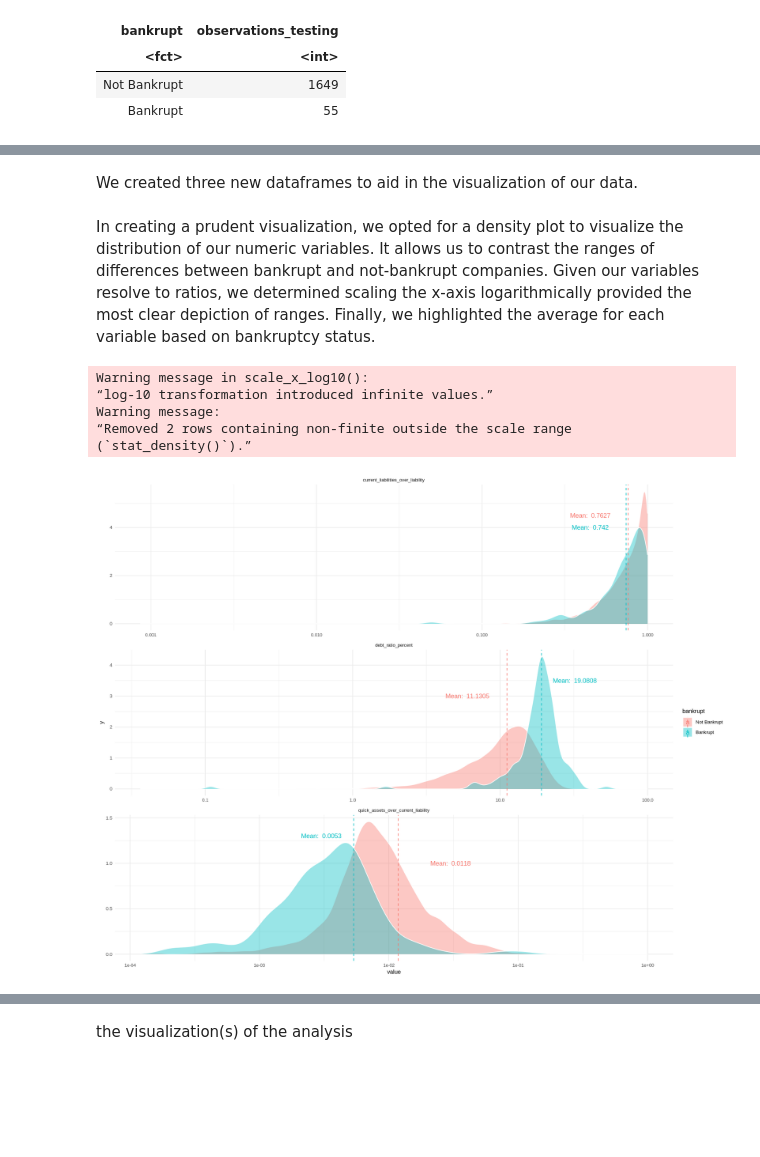
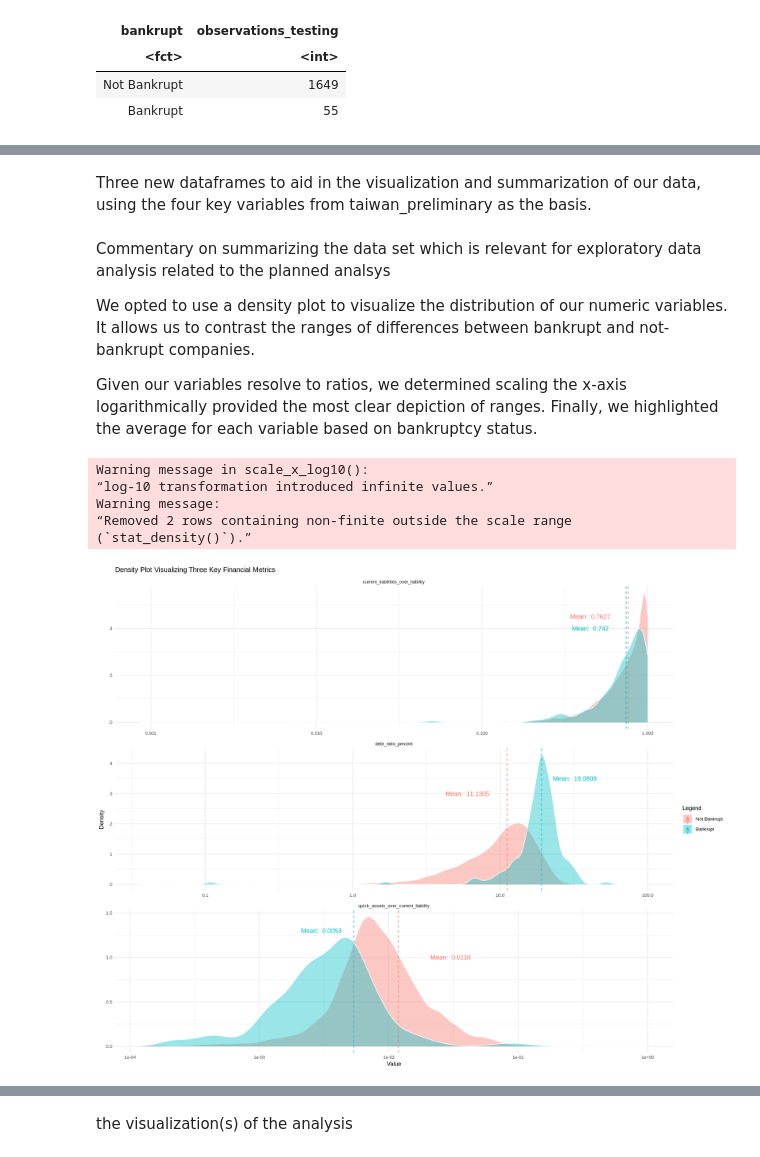
Before and after one commit to Yuxuantls/Dsci_100_group_32, a Jupyter notebook: Group 32 - Project Report.ipynb, the cells around one changed output, grey strips where cells are left out. Saved outputs shown, nothing was run; the diff lists cells and outputs as text; code cells hidden in the pictures; blank space fills up the shorter version.

```diff
--- a/Group 32 - Project Report.ipynb
+++ b/Group 32 - Project Report.ipynb
@@ -193,0 +163,5 @@ A tibble: 6816 × 4
+# %%
+# Removing the three specified variables to preserver integrity
+taiwan_integrity <- taiwan_preliminary |>
+               select(-current_liability_to_liability, -current_liabilities_over_equity, -equity_to_liability)
+taiwan_integrity
@@ -193,0 +183,6 @@ A tibble: 6816 × 4
+# %%
+# Spot check quick_assets_over_quick_Liability and make integrity adjustments
+head(arrange(taiwan_integrity, -quick_assets_over_current_liability), n = 6)
+
+taiwan_tidy <- taiwan_integrity |>
+                filter(quick_assets_over_current_liability <= 1)
@@ -232,0 +240,4 @@ A tibble: 2 × 2
+# %%
+taiwan_preliminary <- taiwan_initial_training |>
+                select(bankrupt, debt_ratio_percent, quick_assets_over_current_liability, current_liabilities_over_liability)
+taiwan_preliminary
@@ -233,41 +255,47 @@ A tibble: 2 × 2
 # %% [markdown]
-We created three new dataframes to aid in the visualization of our data.
+Three new dataframes to aid in the visualization and summarization of our data, using the four key variables from taiwan_preliminary as the basis.
 # %%
-#This creates a new dataframe for the purposes of organizing the columns to better fit our intended visualizations.
-taiwan_viz <- taiwan_initial_training |>
+# This creates a new dataframe for the purposes of organizing the columns to better fit our intended visualizations.
+taiwan_viz <- taiwan_preliminary |>
               pivot_longer(cols = -bankrupt, names_to = 'category', values_to ='value')
 
-#This creates a new dataframe to group the data by bankrupt and a respective mean value for each column.
-taiwan_training_all_mean_summary <- taiwan_initial_training |>
+# This creates a new dataframe to group the data by bankrupt and a respective mean value for each column.
+taiwan_preliminary_all_mean_summary <- taiwan_preliminary |>
                                           group_by(bankrupt) |>
                                           summarize_all(mean)
 
-#This creates a new dataframe for the purposes of highlighting the mean value of the taiwan_viz dataframe and to add labels to the graph.
-taiwan_viz_mean <- taiwan_training_all_mean_summary |>
+# This creates a new dataframe for the purposes of highlighting the mean value of the taiwan_viz dataframe and to add labels to the graph.
+taiwan_viz_mean <- taiwan_preliminary_all_mean_summary |>
               pivot_longer(cols = -bankrupt, names_to = 'category', values_to ='value_mean') |>
               mutate(x = c(6, 0.03, 0.45, 32, 0.003, 0.45), y = c(3, 1, 4.5, 3.5, 1.3, 4))
 # %% [markdown]
-In creating a prudent visualization, we opted for a density plot to visualize the distribution of our numeric variables.  It allows us to contrast the ranges of differences between bankrupt and not-bankrupt companies.  Given our variables resolve to ratios, we determined scaling the x-axis logarithmically provided the most clear depiction of ranges.  Finally, we highlighted the average for each variable based on bankruptcy status.
+Commentary on summarizing the data set which is relevant for exploratory data analysis related to the planned analsys
+
+
+We opted to use a density plot to visualize the distribution of our numeric variables. It allows us to contrast the ranges of differences between bankrupt and not-bankrupt companies.
+
+Given our variables resolve to ratios, we determined scaling the x-axis logarithmically provided the most clear depiction of ranges.  Finally, we highlighted the average for each variable based on bankruptcy status.
 # %%
 options(repr.plot.height = 12, repr.plot.width = 15)
 
 taiwan_plot_2 <- taiwan_viz |>
                     ggplot(aes(value, fill = bankrupt)) +
                     geom_density(alpha = 0.4, colour = 'white') +
                     facet_wrap(vars(category), nrow = 3, scales = 'free') +
                     theme_minimal() +
                     scale_x_log10() + #we scale the X axis, as all categories observe a large range in their values
                     geom_vline(data = taiwan_viz_mean, aes (xintercept=value_mean, color=bankrupt), linetype="dashed") +
                     geom_text(data = taiwan_viz_mean, aes(label = paste("Mean: ", round(value_mean,4)), x = x, y = y,  colour = bankrupt)) +
+                    labs(x = "Value", y = "Density", title = "Density Plot Visualizing Three Key Financial Metrics", colour = "Legend", fill = "Legend") +
                     theme(text = element_text(size = 10))
 
 taiwan_plot_2
 # %% [output]
 Warning message in scale_x_log10():
 “log-10 transformation introduced infinite values.”
 Warning message:
 “Removed 2 rows containing non-finite outside the scale range
 (`stat_density()`).”
-[figure, old version]
+[figure, new version]
 # %% [markdown]
 Commentary on performing a visualization of the data set which i srelevant for exploratory data anlysis
```
Also changed, not shown: parts of 33 cells of this notebook.
